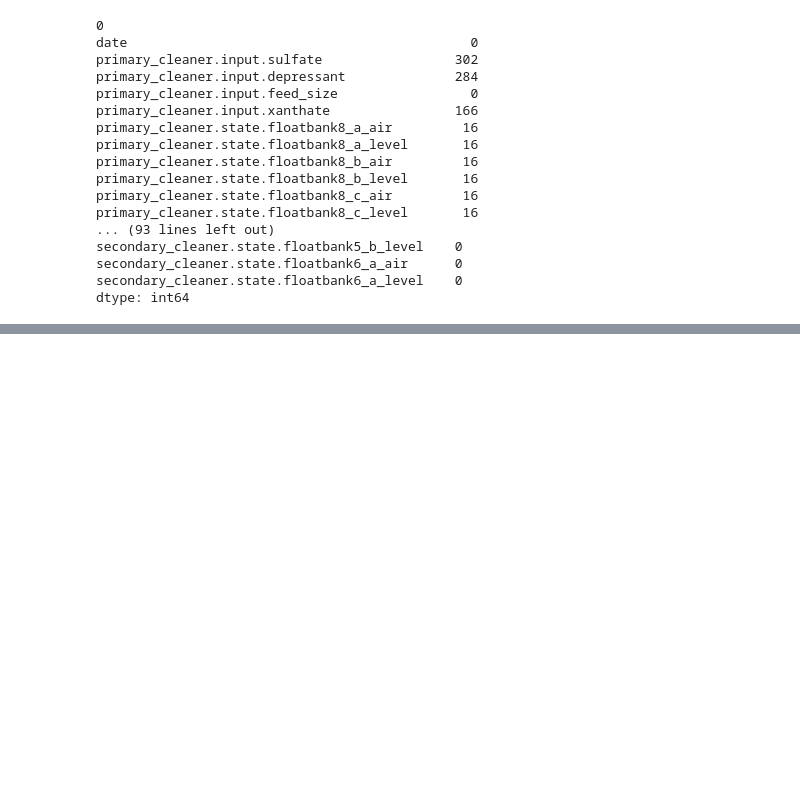
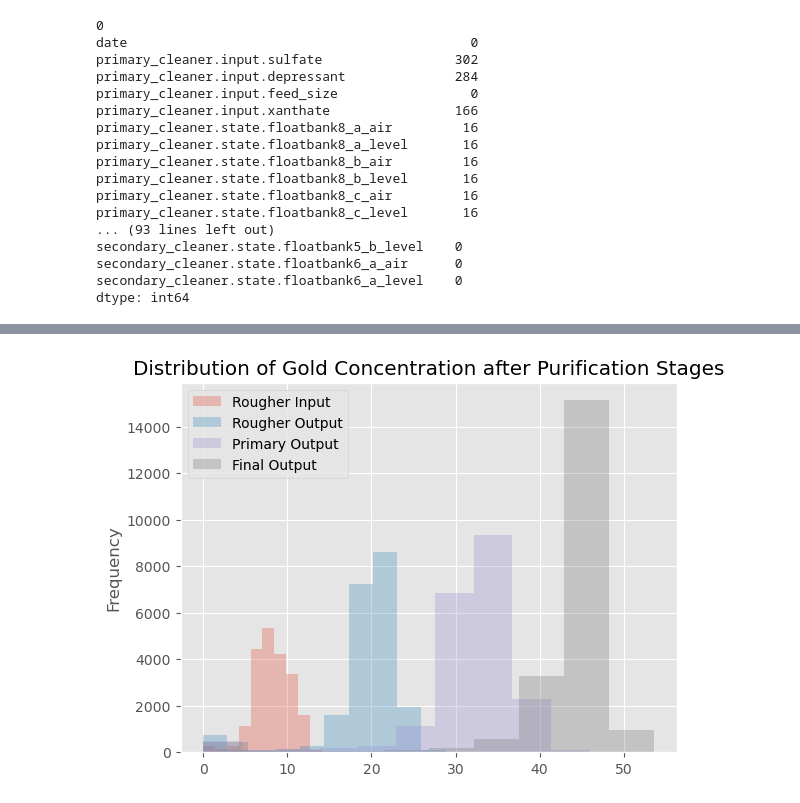
Before and after one commit to LDeYoung17/zyfra-gold-recovery, a Jupyter notebook: notebooks/EDA_ML.ipynb, the cells around one changed output, grey strips where cells are left out. Cells and saved outputs as stored; diff of their text form; code cells hidden in the pictures; blank space fills up the shorter version.

```diff
--- a/notebooks/EDA_ML.ipynb
+++ b/notebooks/EDA_ML.ipynb
@@ -380,0 +254,28 @@ concentration_change(gold_data_full, 'rougher.output.concentrate_pb', 'primary_c
+# %%
+def concentration_change(df, column_1, column_2, column_3, column_4, label_1, label_2, label_3, label_4, titlename):
+
+    concentration = df.groupby([column_1, column_2, column_3, column_4])['date'].max()
+    concentration = concentration.reset_index().rename(columns={column_1:column_1, column_2:column_2, column_3:column_3, 'date': 'date'})
+
+    concentration[column_1].plot(kind='hist',
+                                 alpha=0.3,
+                                 title=titlename,
+                                 bins=10)
+    concentration[column_2].plot(kind='hist',
+                                 alpha=0.3,
+                                 bins=10)
+    concentration[column_3].plot(kind='hist',
+                                 alpha=0.3,
+                                 bins=10)
+    concentration[column_4].plot(kind='hist',
+                                 alpha=0.3,
+                                 bins=10)
+    plt.legend([label_1, label_2, label_3, label_4])
+
+    plt.show()
+
+    return
+# %%
+concentration_change(gold_data_full, 'rougher.input.feed_au', 'rougher.output.concentrate_au', 'primary_cleaner.output.concentrate_au', 'final.output.concentrate_au','Rougher Input', 'Rougher Output', 'Primary Output', 'Final Output', 'Distribution of Gold Concentration after Purification Stages')
+# %% [output]
+[figure, added]
```
Also changed, not shown: parts of 66 cells of this notebook.
